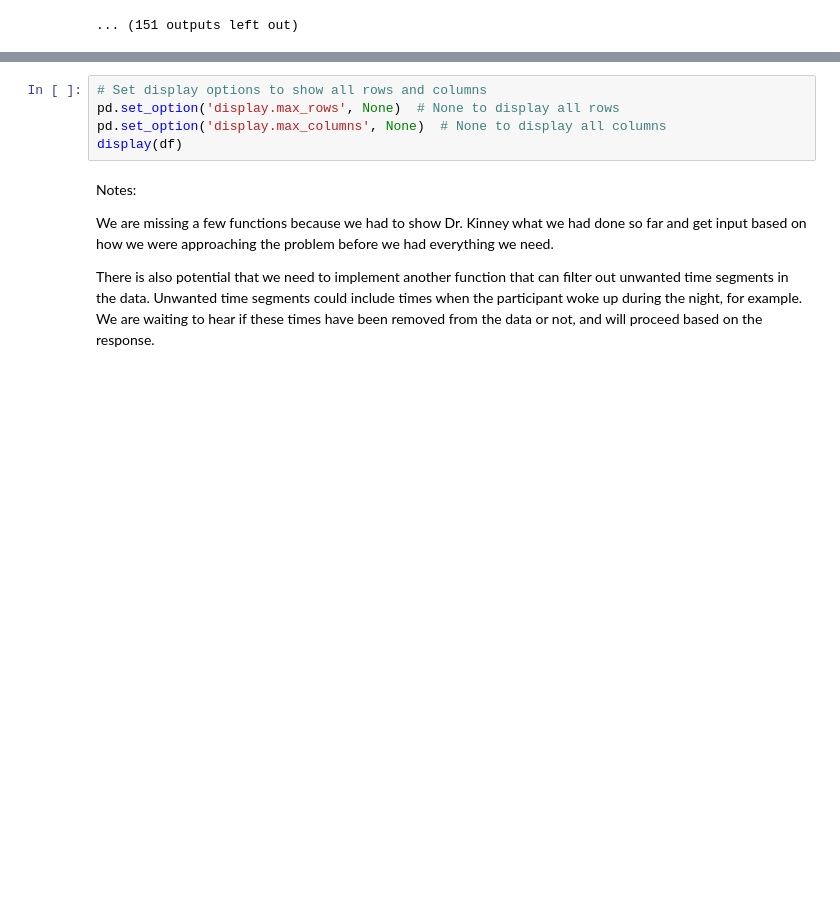
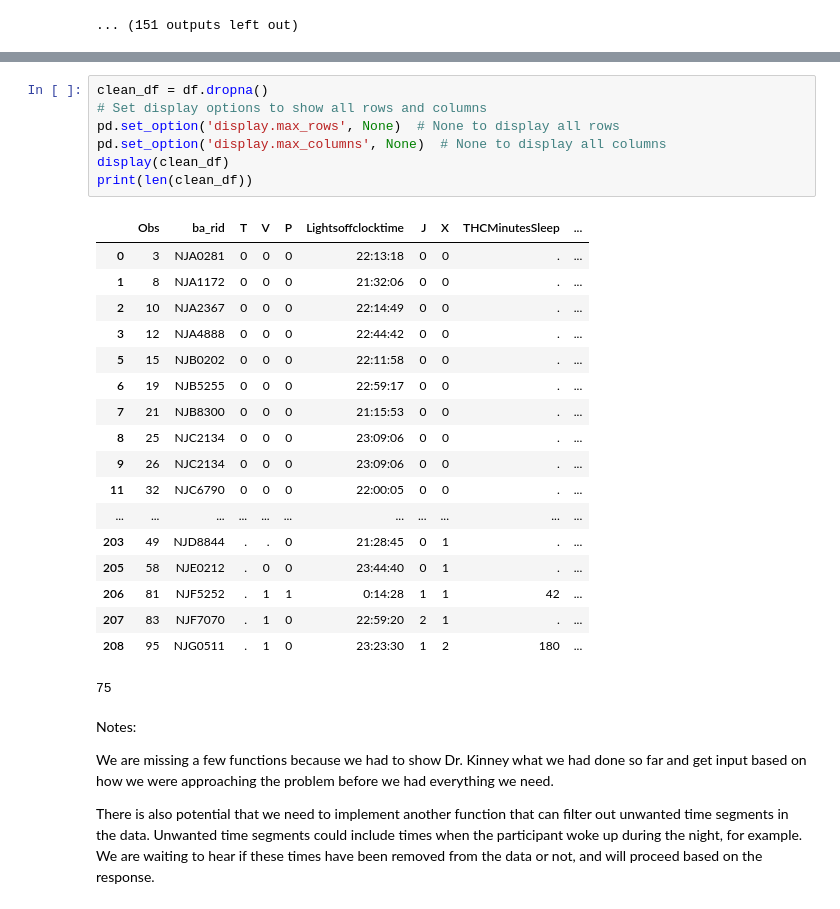
Before and after one commit to sbudoff/EEG_Consulting, a Jupyter notebook: Main_Script.ipynb, the cells around one changed output, grey strips where cells are left out. Saved outputs shown, nothing was run; the diff lists cells and outputs as text; blank space fills up the shorter version.

```diff
--- a/Main_Script.ipynb
+++ b/Main_Script.ipynb
@@ -735,8 +753,29 @@ df.to_csv('/home/sam/Classes/Stats/Consulting/EEG_Consulting/MJCohortG3/AllData_
 # %%
+clean_df = df.dropna()
 # Set display options to show all rows and columns
 pd.set_option('display.max_rows', None)  # None to display all rows
 pd.set_option('display.max_columns', None)  # None to display all columns
-display(df)
+display(clean_df)
+print(len(clean_df))
+# %% [output]
+|  | Obs | ba_rid | T | V | P | Lightsoffclocktime | J | X | THCMinutesSleep | ... |
+| 0 | 3 | NJA0281 | 0 | 0 | 0 | 22:13:18 | 0 | 0 | . | ... |
+| 1 | 8 | NJA1172 | 0 | 0 | 0 | 21:32:06 | 0 | 0 | . | ... |
+| 2 | 10 | NJA2367 | 0 | 0 | 0 | 22:14:49 | 0 | 0 | . | ... |
+| 3 | 12 | NJA4888 | 0 | 0 | 0 | 22:44:42 | 0 | 0 | . | ... |
+| 5 | 15 | NJB0202 | 0 | 0 | 0 | 22:11:58 | 0 | 0 | . | ... |
+| 6 | 19 | NJB5255 | 0 | 0 | 0 | 22:59:17 | 0 | 0 | . | ... |
+| 7 | 21 | NJB8300 | 0 | 0 | 0 | 21:15:53 | 0 | 0 | . | ... |
+| 8 | 25 | NJC2134 | 0 | 0 | 0 | 23:09:06 | 0 | 0 | . | ... |
+| 9 | 26 | NJC2134 | 0 | 0 | 0 | 23:09:06 | 0 | 0 | . | ... |
+| 11 | 32 | NJC6790 | 0 | 0 | 0 | 22:00:05 | 0 | 0 | . | ... |
+| ... | ... | ... | ... | ... | ... | ... | ... | ... | ... | ... |
+| 203 | 49 | NJD8844 | . | . | 0 | 21:28:45 | 0 | 1 | . | ... |
+| 205 | 58 | NJE0212 | . | 0 | 0 | 23:44:40 | 0 | 1 | . | ... |
+| 206 | 81 | NJF5252 | . | 1 | 1 | 0:14:28 | 1 | 1 | 42 | ... |
+| 207 | 83 | NJF7070 | . | 1 | 0 | 22:59:20 | 2 | 1 | . | ... |
+| 208 | 95 | NJG0511 | . | 1 | 0 | 23:23:30 | 1 | 2 | 180 | ... |
+75
 # %% [markdown]
 Notes:
 
```
Also changed, not shown: parts of 1 cell of this notebook, 1 other file.
